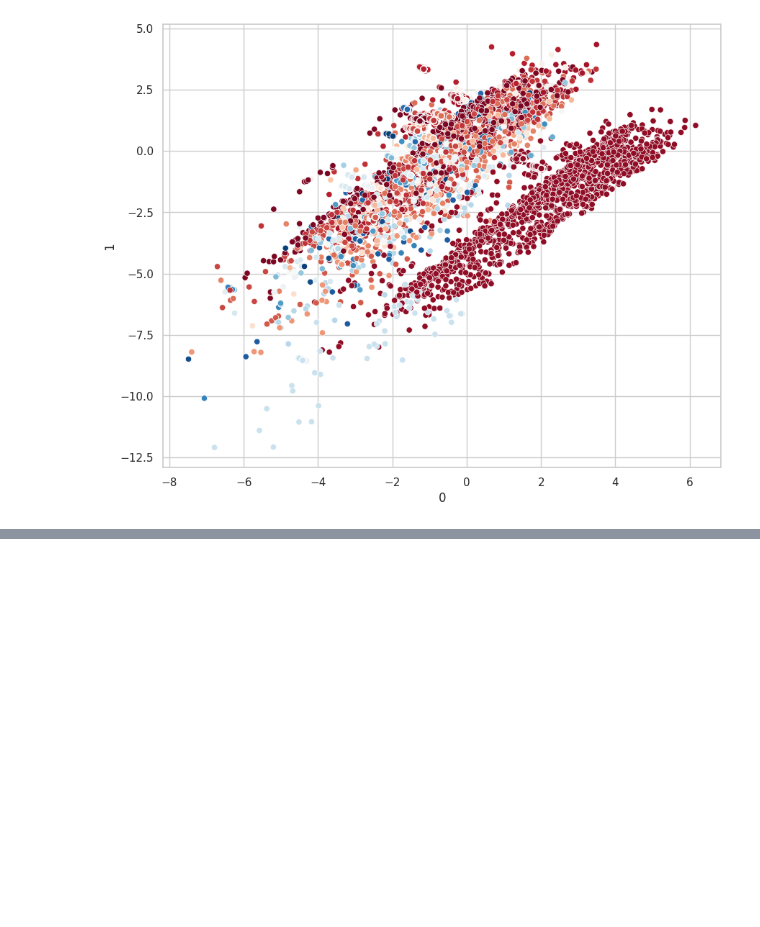
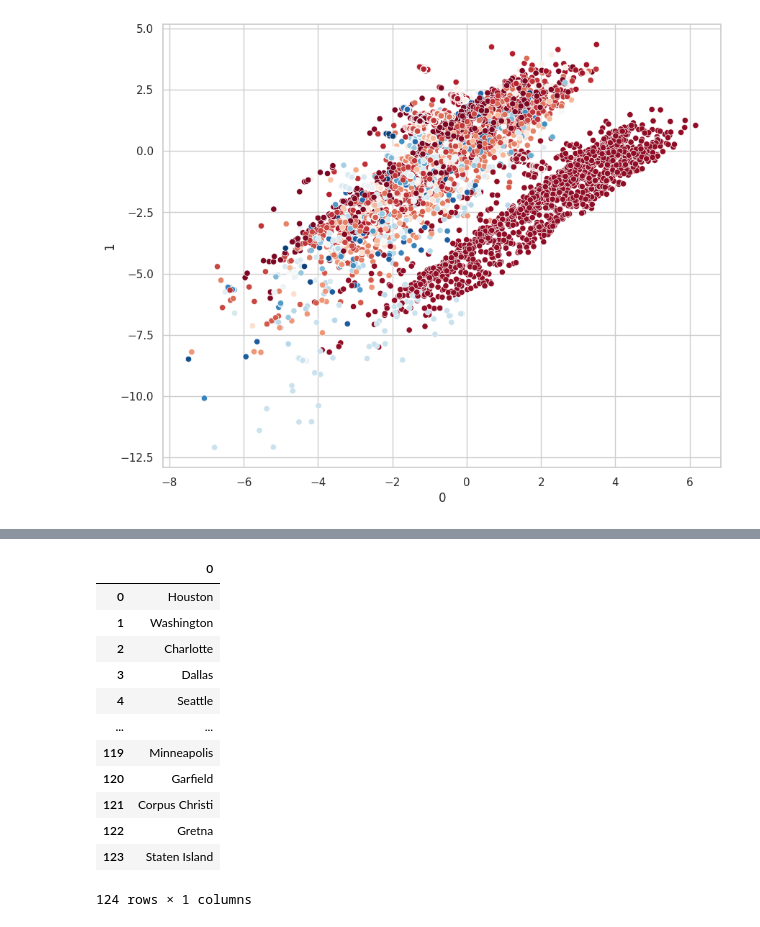
Before and after one commit to Yussuph02/Credit-Card-fraud-detection, a Jupyter notebook: Unsupervised_Learning.ipynb, the cells around one changed output, grey strips where cells are left out. Cells and saved outputs as stored; diff of their text form; code cells hidden in the pictures; blank space fills up the shorter version.

```diff
--- a/Unsupervised_Learning.ipynb
+++ b/Unsupervised_Learning.ipynb
@@ -267,0 +311,17 @@ plt.show()
+# %%
+city_df = pd.DataFrame(data = merge_df['city'].unique())
+city_df
+# %% [output]
+|  | 0 |
+| 0 | Houston |
+| 1 | Washington |
+| 2 | Charlotte |
+| 3 | Dallas |
+| 4 | Seattle |
+| ... | ... |
+| 119 | Minneapolis |
+| 120 | Garfield |
+| 121 | Corpus Christi |
+| 122 | Gretna |
+| 123 | Staten Island |
+124 rows × 1 columns
```
Also changed, not shown: parts of 5 cells of this notebook.
